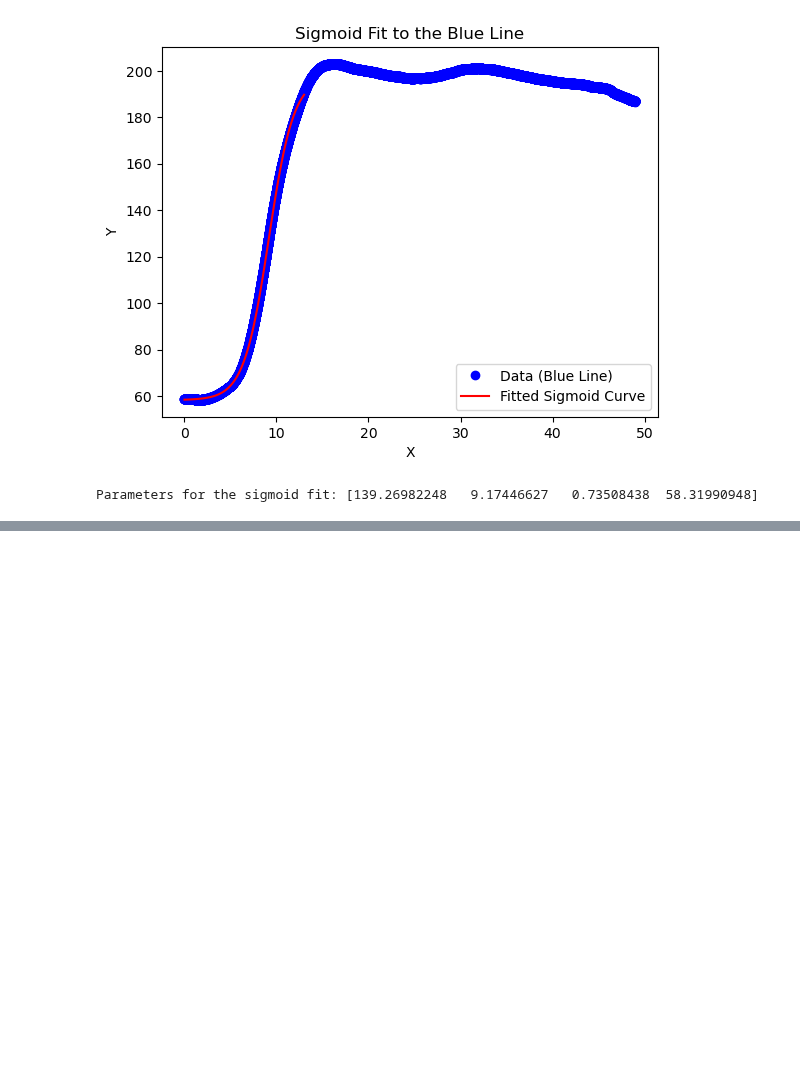
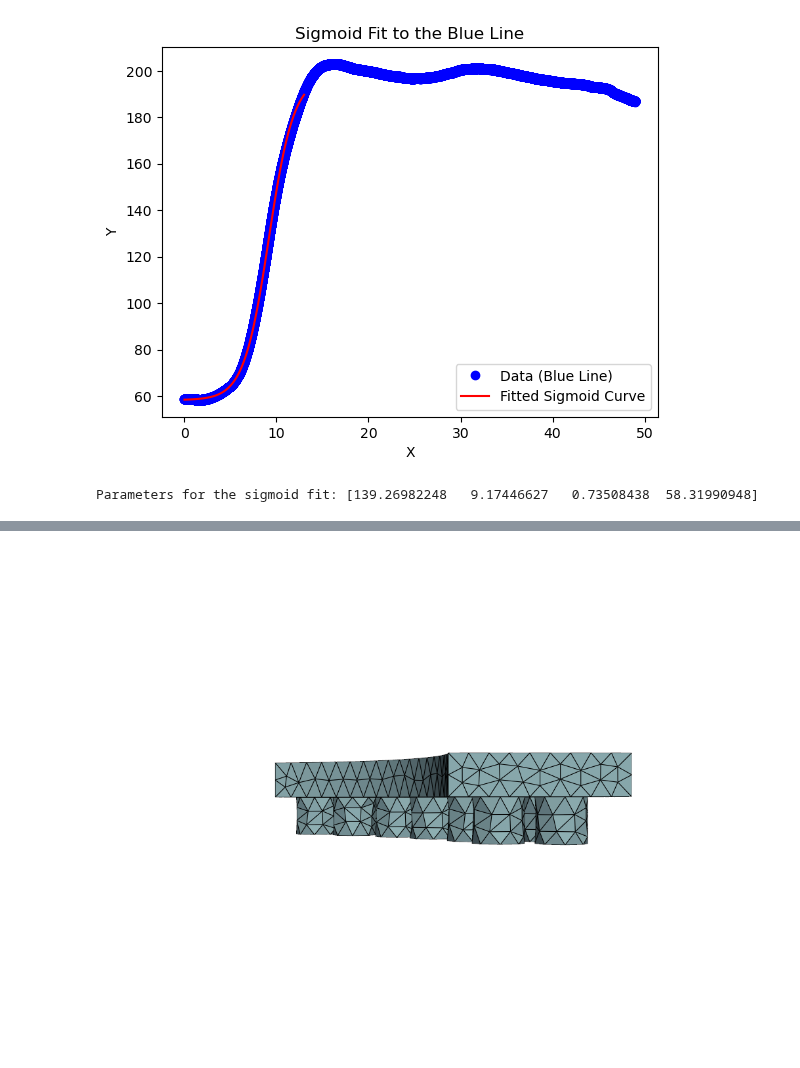
Before and after one commit to yanjun96/thermal_mechanics_fenicsx, a Jupyter notebook: fun_practice.ipynb, the cells around one changed output, grey strips where cells are left out. Saved outputs shown, nothing was run; the diff lists cells and outputs as text; code cells hidden in the pictures; blank space fills up the shorter version.

Commit message:
domain-pad

```diff
--- a/fun_practice.ipynb
+++ b/fun_practice.ipynb
@@ -794,0 +888,88 @@ with XDMFFile("tetra_mesh.xdmf") as infile:
+# %%
+import sys
+sys.path.append('/home/yanjun/documents/fenicsx/mech_disc/')
+from disc_f import *
+import gmsh
+import sys
+import math
+import os
+import numpy as np
+
+min_mesh, max_mesh = 3,15
+filename = str(min_mesh)+str(max_mesh)
+
+gmsh.initialize()
+
+z1, z2, z3 = 20, 33, 30
+rd_o, rd_i = 320, 175
+r_rub = 18.8
+rp_o, rp_i = 303, 178
+
+angle1 = 80
+angle = angle1 / 360 * 2 * math.pi
+# rubbing elements
+x_co, y_co = get_rub_coordinate()
+
+rub_list = []
+for i, (x, y) in enumerate(zip(x_co, y_co), start=1):
+       var_name = f"rub{i}"
+       tag = gmsh.model.occ.addCylinder(x, y, z1, 0, 0, z2, r_rub)
+       globals()[var_name] = tag
+       rub_list.append(globals()[var_name])
+
+# brake pad, in [(3, )],3 means dimension, cut the common place, out - inner
+outer_pad  = gmsh.model.occ.addCylinder(0,0,z1+z2,  0, 0, z3,  rp_o, 50, angle)
+inner_pad  = gmsh.model.occ.addCylinder(0,0,z1+z2,  0, 0, z3,  rp_i, 51, angle)
+pad = gmsh.model.occ.cut([(3, outer_pad)], [(3, inner_pad)])
+
+# Initialize the shell with the first rub
+rub_list = [rub1, rub2, rub3, rub4, rub5, rub6, rub7,
+                rub8, rub9, rub10, rub11, rub12, rub13, rub14, rub15, rub16, rub17, rub18]
+shell = gmsh.model.occ.fuse([(3, outer_pad)], [(3, rub_list[0])], 70)
+
+for i in range(len(rub_list) - 1):
+    shell = gmsh.model.occ.fuse([(3, 70 + i)], [(3, rub_list[i + 1])], 71 + i)
+gmsh.model.occ.synchronize()
+
+# Volumes: 32 brake pad.
+volumes = gmsh.model.occ.getEntities(dim = 3)
+gmsh.model.addPhysicalGroup(3, volumes[0],  32)
+
+surfaces = gmsh.model.occ.getEntities(dim = 2)
+
+# Rubbing elements, from 1 to 19, here 32 is the origin name tag of rub surface(32-49)
+rublist = list(range(25,43))
+for rub in rublist:
+       gmsh.model.addPhysicalGroup(2, (2, rub), rub-24)
+
+# Sinter material, 200 cm2, 18 rubbing elemets, r = 1.88 cm
+gmsh.option.setNumber("Mesh.MeshSizeMin", min_mesh)
+gmsh.option.setNumber("Mesh.MeshSizeMax", max_mesh)
+
+# Mesh file save
+gmsh.model.mesh.generate(3)
+gmsh.write(filename + ".msh")
+notice = print("NOTICE:" + filename + " has been meshed successfully and saved as " + filename + ".msh")
+gmsh.finalize()
+
+
+from dolfinx.io import gmshio
+from mpi4py import MPI
+import pyvista
+from dolfinx import plot
+
+# try a 3d mesh from gmsh, it works
+domain, cell_markers, facet_markers = gmshio.read_from_msh(filename + ".msh", MPI.COMM_WORLD, 0, gdim=3)
+gdim = 3
+tdim = gdim -1
+pyvista.start_xvfb()
+# below gdim change to tdim is plot for 2D
+topology, cell_types, geometry = plot.vtk_mesh(domain, gdim)
+
+grid = pyvista.UnstructuredGrid(topology, cell_types, geometry)
+plotter = pyvista.Plotter()
+plotter.add_mesh(grid, show_edges=True)
+plotter.view_xz()
+
+plotter.show()
+# %% [output]
@@ -794,0 +994 @@ with XDMFFile("tetra_mesh.xdmf") as infile:
+[figure, added]
```
Also changed, not shown: parts of 3 cells of this notebook, 5 other files.
